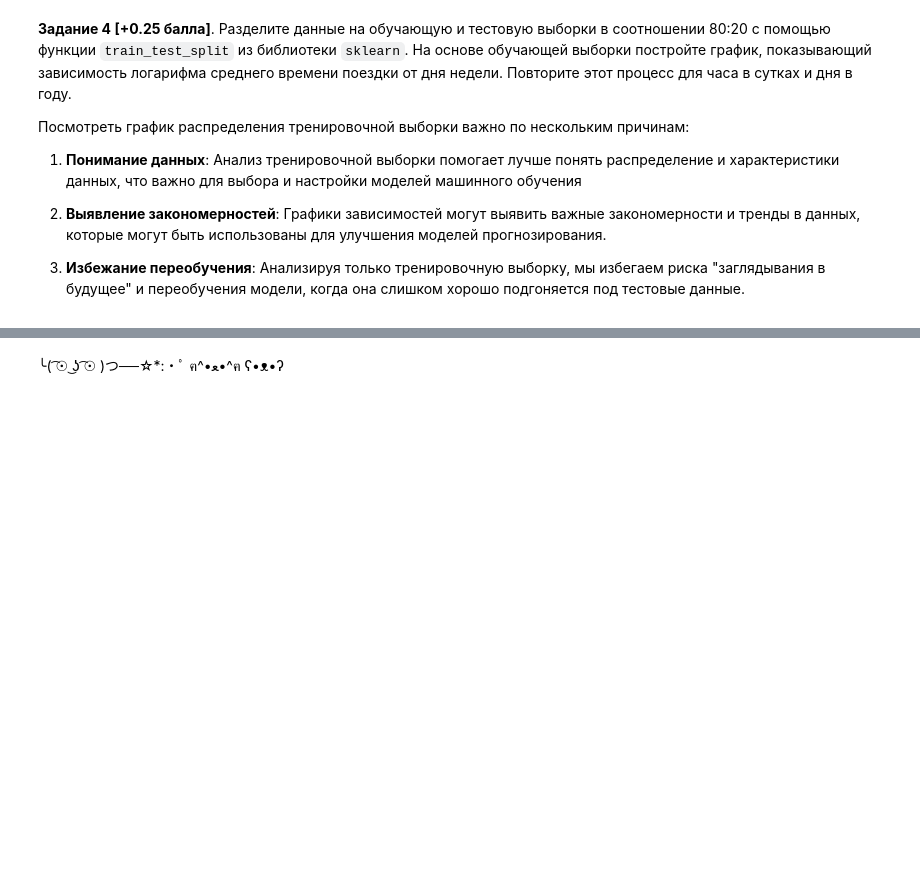
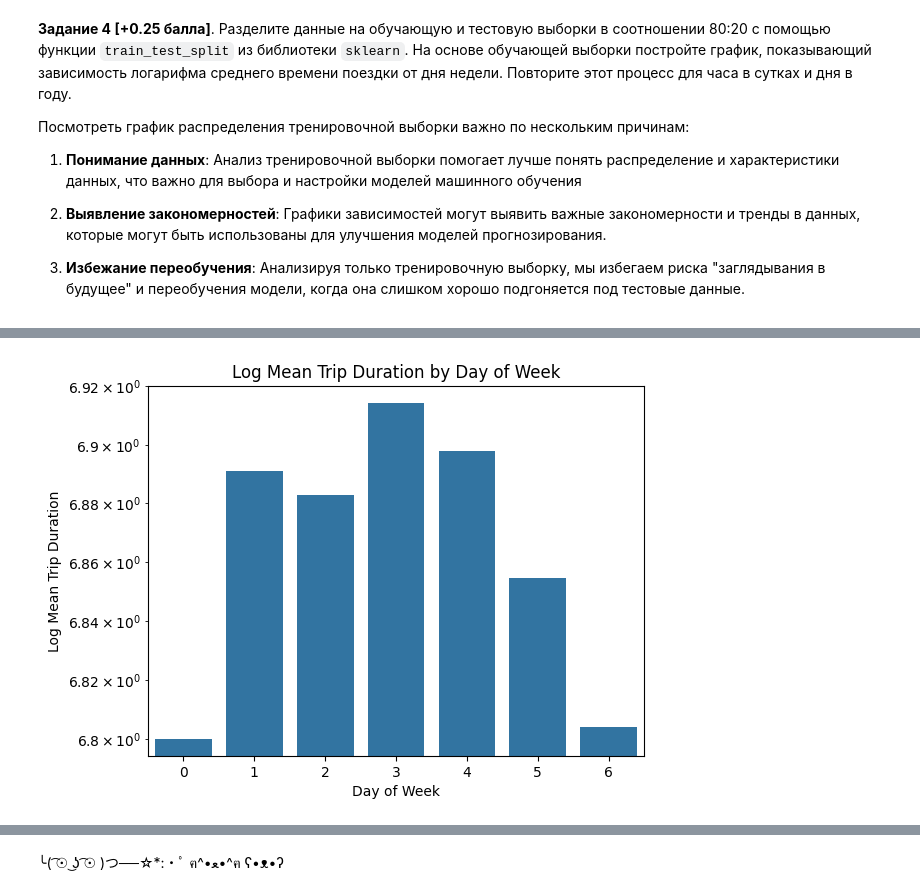
Before and after one commit to diwwae/MatModSchool, a Jupyter notebook: Мат_мод_Учебный_кейс_ipynb.ipynb, the cells around one changed output, grey strips where cells are left out. Cells and saved outputs as stored; diff of their text form; code cells hidden in the pictures; blank space fills up the shorter version.

```diff
--- a/Мат_мод_Учебный_кейс_ipynb.ipynb
+++ b/Мат_мод_Учебный_кейс_ipynb.ipynb
@@ -190,10 +190,6 @@ sns.relplot(data=group_data, x="hour", y="count", hue='hour')
 # %% [output]
 <seaborn.axisgrid.FacetGrid at 0x...>
 [figure]
-# %%
-train_data["hour"] = train_data['pickup_datetime'].dt.hour
-
-sns.relplot(data=days_count, x="month", y="count", hue='month')
 # %% [markdown]
 **Вопрос**: Какие выводы можно сделать, основываясь на графиках выше? Выделяются ли какие-нибудь дни недели? Месяца? Время суток? С чем это может быть связано?
 # %% [markdown]
@@ -223,0 +218,4 @@ X_train, X_test, y_train, y_test = train_test_split(X, y, test_size=0.2, random_
+# %%
+mean_week_duration = train_data.groupby('week')['trip_duration'].mean()
+mean_week_duration = pd.DataFrame({'week':mean_week_duration.index, 'trip_duration':np.log(mean_week_duration.values)})
+mean_week_duration
@@ -223,0 +231,8 @@ X_train, X_test, y_train, y_test = train_test_split(X, y, test_size=0.2, random_
+# %%
+sns.barplot(x='week', y='trip_duration', data=mean_week_duration)
+plt.xlabel('Day of Week')
+plt.ylabel('Log Mean Trip Duration')
+plt.title('Log Mean Trip Duration by Day of Week')
+plt.yscale('log')
+# %% [output]
+[figure, added]
```
Also changed, not shown: parts of 4 cells of this notebook.
